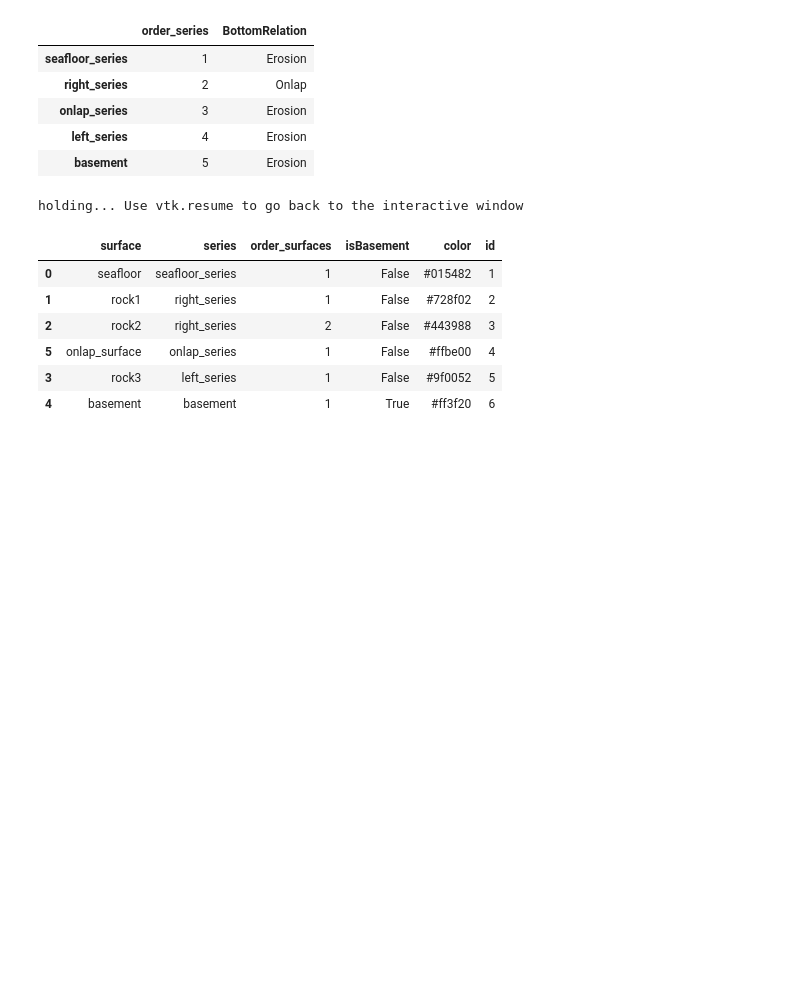
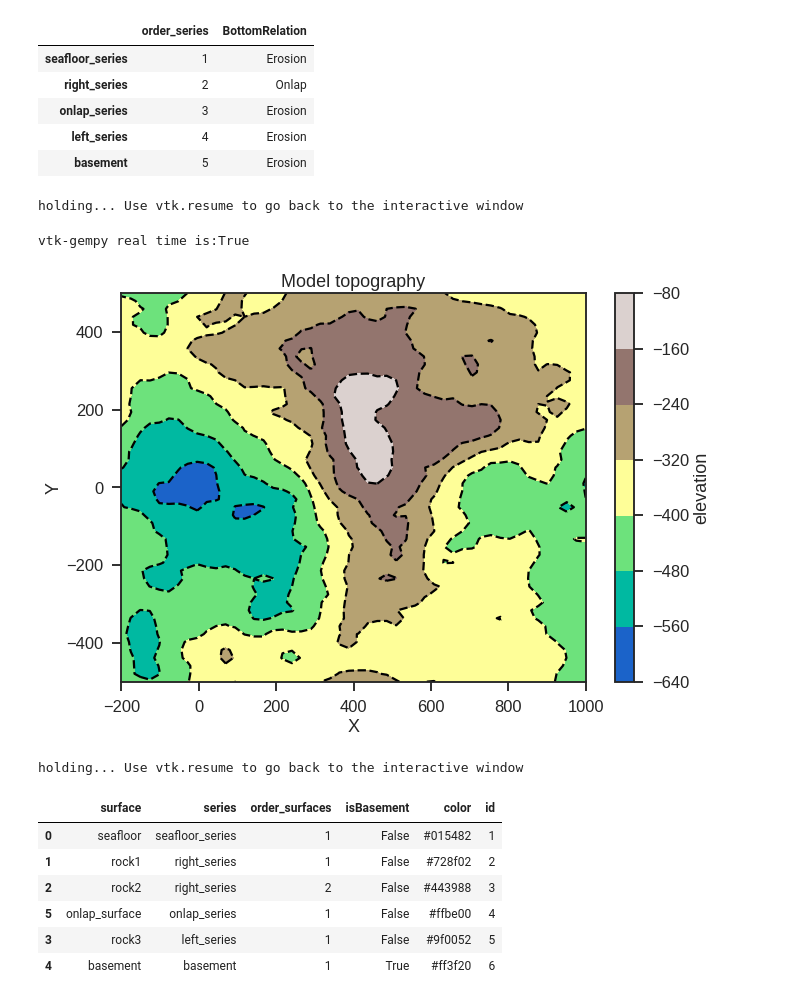
Before and after one commit to gempy-project/gempy, a Jupyter notebook: notebooks/tutorials/ch1-8_Onlap_relations.ipynb, the cells around one changed output. Cells and saved outputs as stored; diff of their text form; code cells hidden in the pictures; blank space fills up the shorter version.

```diff
--- a/notebooks/tutorials/ch1-8_Onlap_relations.ipynb
+++ b/notebooks/tutorials/ch1-8_Onlap_relations.ipynb
@@ -137,9 +99,20 @@ geo_model.series
 | left_series | 4 | Erosion |
 | basement | 5 | Erosion |
 # %%
-vtkp = gp.plot.plot_3D(geo_model, render_surfaces=False, render_data=False)
+vtkp = gp.plot.plot_3D(geo_model, render_surfaces=True, render_data=False)
 # %% [output]
 holding... Use vtk.resume to go back to the interactive window
+# %%
+vtkp.set_real_time_on()
+# %%
+geo_model.set_topography(d_z=np.array([-600,-100]), plot_object=vtkp)
+# %% [output]
+vtk-gempy real time is:True
+[figure, added]
+# %%
+vtkp.resume()
+# %% [output]
+holding... Use vtk.resume to go back to the interactive window
 # %%
 geo_model.surfaces
 # %% [output]
```
Also changed, not shown: parts of 45 cells of this notebook, 3 other files.
